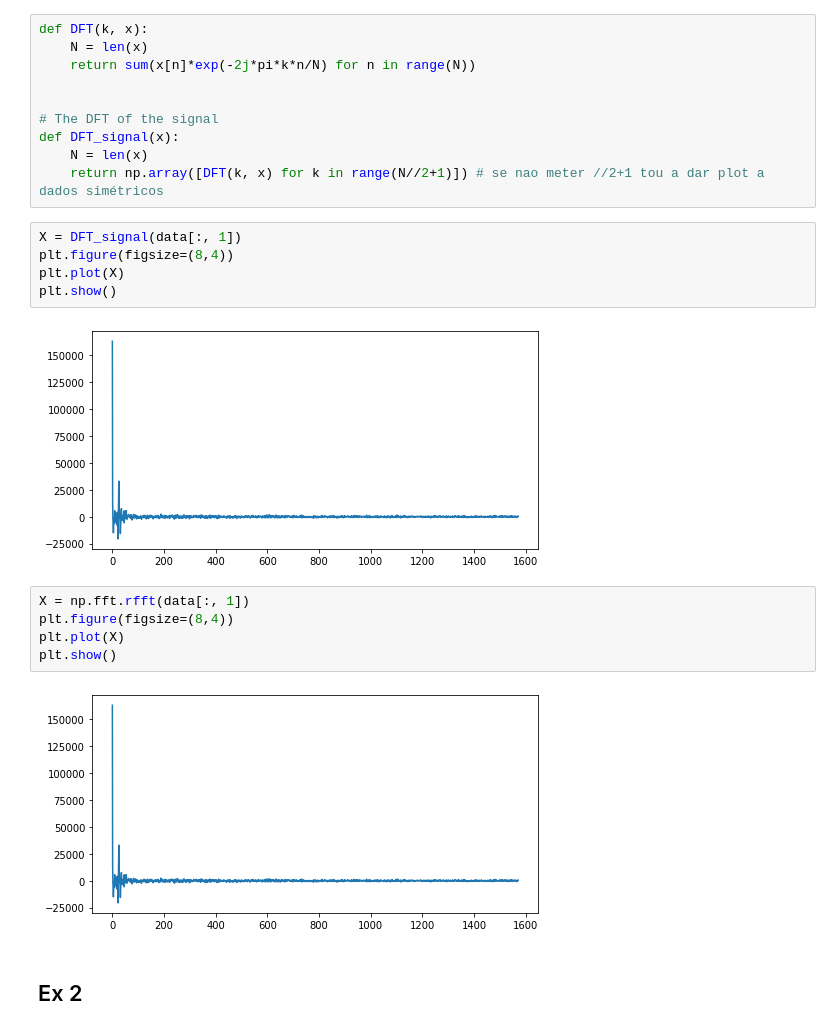
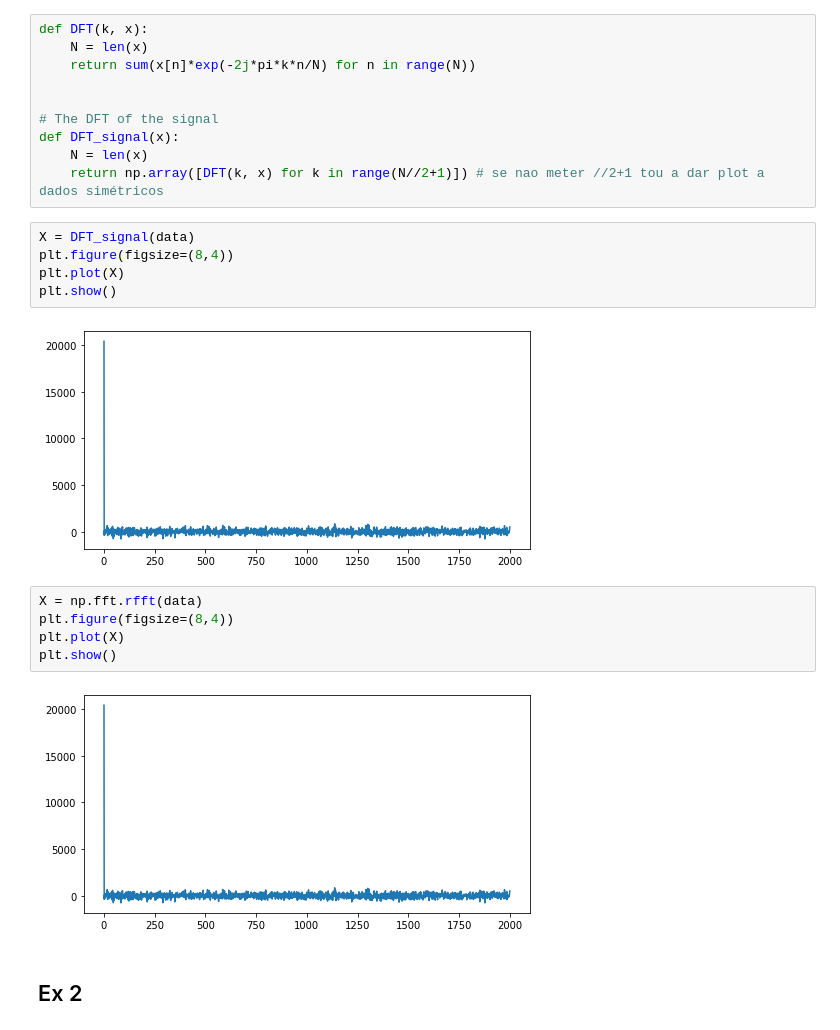
Before and after one commit to mcpeixoto/Computational-Physics-Course, a Jupyter notebook: ficha7.ipynb, the cells around one changed output. Drawn from its saved outputs; the diff is of its cells as text.

```diff
--- a/ficha7.ipynb
+++ b/ficha7.ipynb
@@ -35,19 +39,19 @@ def DFT_signal(x):
     N = len(x)
     return np.array([DFT(k, x) for k in range(N//2+1)]) # se nao meter //2+1 tou a dar plot a dados simétricos
 # %%
-X = DFT_signal(data[:, 1])
+X = DFT_signal(data)
 plt.figure(figsize=(8,4))
 plt.plot(X)
 plt.show()
 # %% [output]
-[figure, old version]
+[figure, new version]
 # %%
-X = np.fft.rfft(data[:, 1])
+X = np.fft.rfft(data)
 plt.figure(figsize=(8,4))
 plt.plot(X)
 plt.show()
 # %% [output]
-[figure, old version]
+[figure, new version]
 # %% [markdown]
 ## Ex 2
 # %% [markdown]
```
Also changed, not shown: parts of 3 cells of this notebook, 4 other files.
